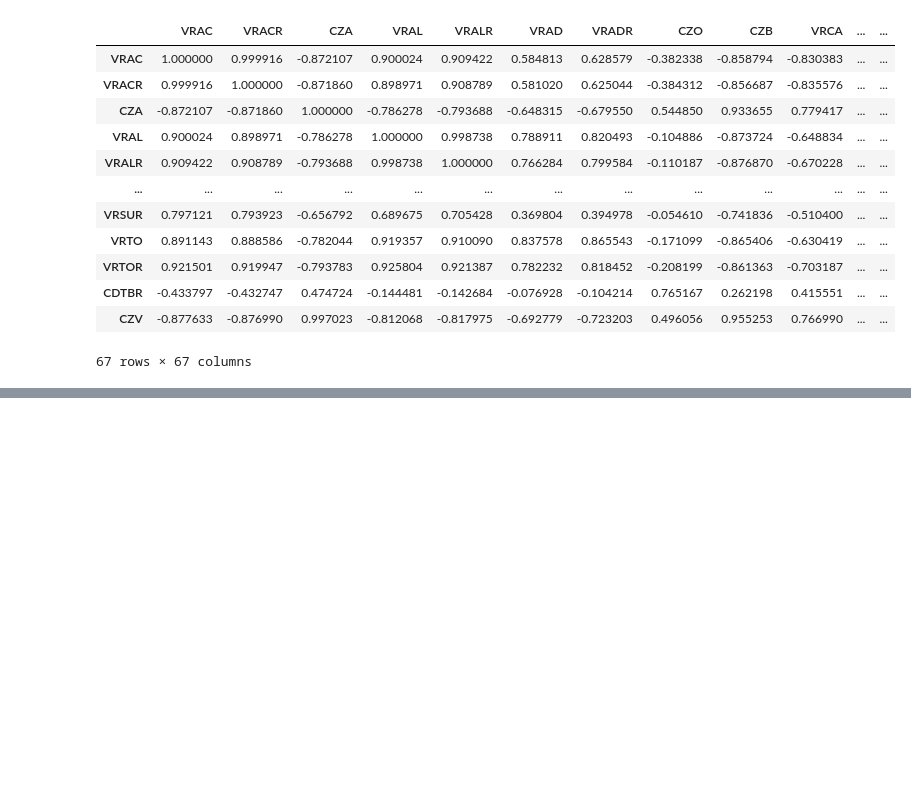
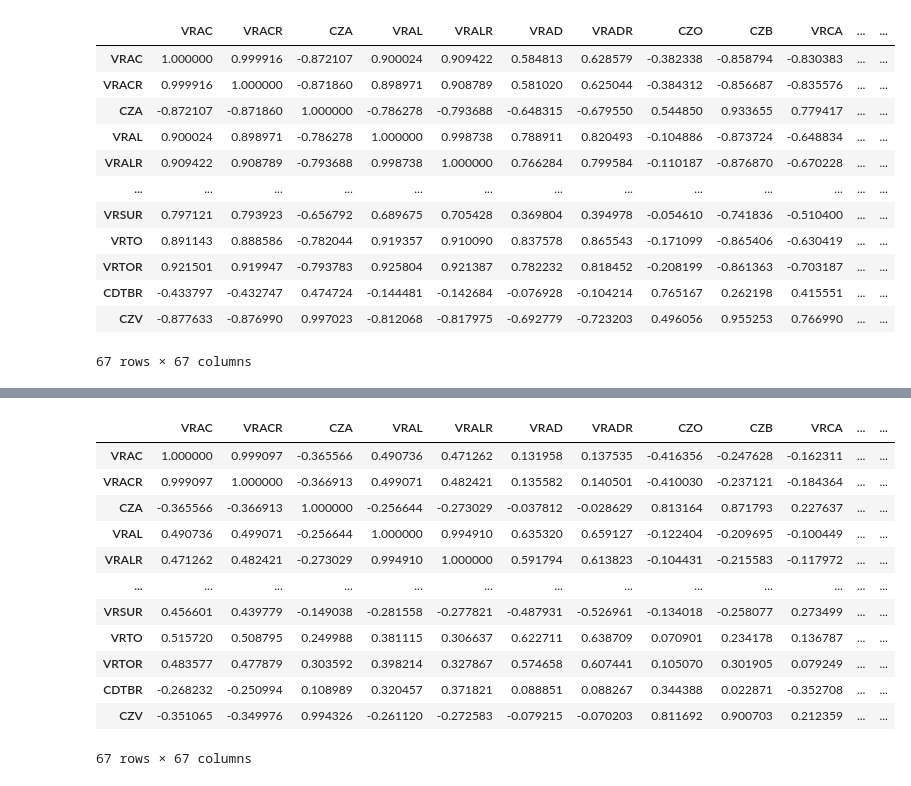
Before and after one commit to dpackardphys/gold_orbit_firelight, a Jupyter notebook: metastudy_analysis.ipynb, the cells around one changed output, grey strips where cells are left out. Saved outputs shown, nothing was run; the diff lists cells and outputs as text; code cells hidden in the pictures; blank space fills up the shorter version.

Commit message:
added correlation matrix of differences to metastudy_analysis

```diff
--- a/metastudy_analysis.ipynb
+++ b/metastudy_analysis.ipynb
@@ -109,3 +109,7 @@ cleaned_data_df.corr()
 | CDTBR | -0.433797 | -0.432747 | 0.474724 | -0.144481 | -0.142684 | -0.076928 | -0.104214 | 0.765167 | 0.262198 | 0.415551 | ... | ... |
 | CZV | -0.877633 | -0.876990 | 0.997023 | -0.812068 | -0.817975 | -0.692779 | -0.723203 | 0.496056 | 0.955253 | 0.766990 | ... | ... |
 67 rows × 67 columns
+# %%
+# Create dataframe of year-to-year changes in data
+data_changes_df = cleaned_data_df.diff().drop(index=0)
+data_changes_df
@@ -111,0 +129,17 @@ cleaned_data_df.corr()
+# %%
+# Create correlation matrix of changes
+data_changes_df.corr()
+# %% [output]
+|  | VRAC | VRACR | CZA | VRAL | VRALR | VRAD | VRADR | CZO | CZB | VRCA | ... | ... |
+| VRAC | 1.000000 | 0.999097 | -0.365566 | 0.490736 | 0.471262 | 0.131958 | 0.137535 | -0.416356 | -0.247628 | -0.162311 | ... | ... |
+| VRACR | 0.999097 | 1.000000 | -0.366913 | 0.499071 | 0.482421 | 0.135582 | 0.140501 | -0.410030 | -0.237121 | -0.184364 | ... | ... |
+| CZA | -0.365566 | -0.366913 | 1.000000 | -0.256644 | -0.273029 | -0.037812 | -0.028629 | 0.813164 | 0.871793 | 0.227637 | ... | ... |
+| VRAL | 0.490736 | 0.499071 | -0.256644 | 1.000000 | 0.994910 | 0.635320 | 0.659127 | -0.122404 | -0.209695 | -0.100449 | ... | ... |
+| VRALR | 0.471262 | 0.482421 | -0.273029 | 0.994910 | 1.000000 | 0.591794 | 0.613823 | -0.104431 | -0.215583 | -0.117972 | ... | ... |
+| ... | ... | ... | ... | ... | ... | ... | ... | ... | ... | ... | ... | ... |
+| VRSUR | 0.456601 | 0.439779 | -0.149038 | -0.281558 | -0.277821 | -0.487931 | -0.526961 | -0.134018 | -0.258077 | 0.273499 | ... | ... |
+| VRTO | 0.515720 | 0.508795 | 0.249988 | 0.381115 | 0.306637 | 0.622711 | 0.638709 | 0.070901 | 0.234178 | 0.136787 | ... | ... |
+| VRTOR | 0.483577 | 0.477879 | 0.303592 | 0.398214 | 0.327867 | 0.574658 | 0.607441 | 0.105070 | 0.301905 | 0.079249 | ... | ... |
+| CDTBR | -0.268232 | -0.250994 | 0.108989 | 0.320457 | 0.371821 | 0.088851 | 0.088267 | 0.344388 | 0.022871 | -0.352708 | ... | ... |
+| CZV | -0.351065 | -0.349976 | 0.994326 | -0.261120 | -0.272583 | -0.079215 | -0.070203 | 0.811692 | 0.900703 | 0.212359 | ... | ... |
+67 rows × 67 columns
```
Also changed, not shown: parts of 1 cell of this notebook, 1 other file.
